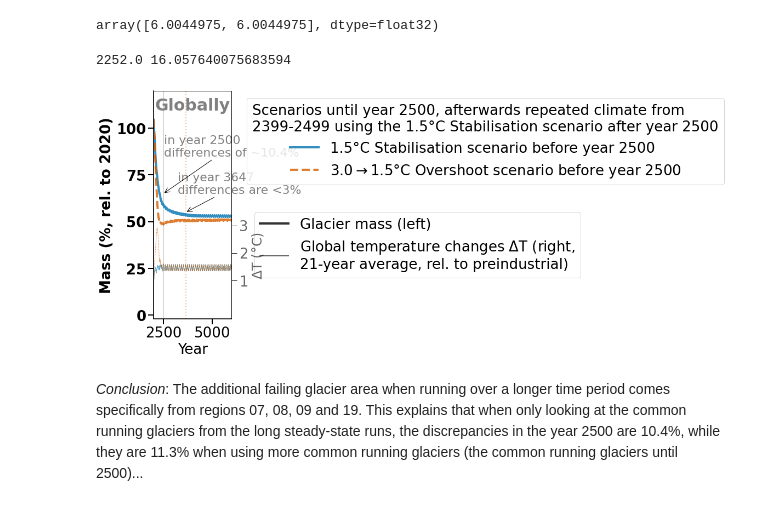
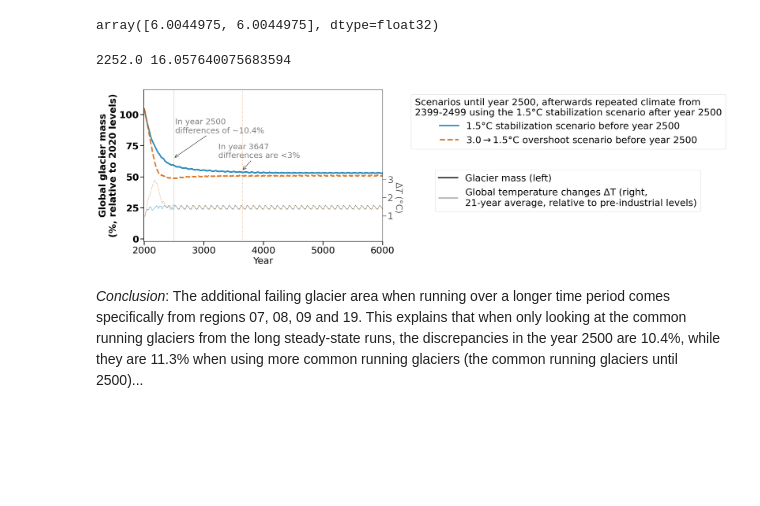
Before and after one commit to lilianschuster/glacier_overshoot_irreversibility_trough_water, a Jupyter notebook: B_main_analysis_figure_creation/2b_ED_fig_2_steady_state_glacier_temp_irreversiblities.ipynb, the cells around one changed output. Saved outputs shown, nothing was run; the diff lists cells and outputs as text; code cells hidden in the pictures; blank space fills up the shorter version.

```diff
--- a/B_main_analysis_figure_creation/2b_suppl_fig_steady_state_glacier_temp_irreversiblities.ipynb
+++ b/B_main_analysis_figure_creation/2b_ED_fig_2_steady_state_glacier_temp_irreversiblities.ipynb
@@ -22,7 +22,8 @@ from analysis_func import color_scenario, label_scenario, d_reg_num_name, color_
 palette = sns.color_palette(color_scenario.values())
 scenarios = color_scenario.keys()
 # %%
-plt.rcParams['figure.dpi'] = 72  # Lower DPI for smaller file size
+plt.rcParams["pdf.use14corefonts"] = False  # don't convert text to path
+plt.rcParams['pdf.fonttype']=42 # do nout line text?
 # %%
 bc = 'bc_1980_2019' # 'bc_2000_2019' #x #
 var = 'temp_21yr_avg'
@@ -95,11 +96,8 @@ for a,color_scenarios in zip(['_all'],
         plt.subplot(2,7,1)
     ax = plt.gca()
     #ax.set_title('Globally')
-    plt.text(0.02,0.97, 'Globally',
-             transform=ax.transAxes,ha='left',va='top',
-             weight='bold',
-             color='grey', fontsize=30)
-    ax.set_ylabel('Mass (%, rel. to 2020)', weight='bold')
+
+    ax.set_ylabel('Global glacier mass\n(%, relative to 2020 levels)', weight='bold')
     sns.lineplot(data=pd_vol_scenario_rel_glob_all.loc[(pd_vol_scenario_rel_glob_all.bias_correction=='bc_1980_2019')&
                                                        (pd_vol_scenario_rel_glob_all.scenario== 'stab_T15_extended_w_2399-2499_stab_T15')],
                  x='time', y= 'volume_rel_2020_%',
@@ -150,11 +148,11 @@ for a,color_scenarios in zip(['_all'],
                        color=color_scenario_r[scenario], zorder=-1)
             if 'oversh' in scenario:
                 plt.annotate(xy=(yr, 55),
-                             xytext=(yr-400,65), text=f'in year {int(yr)}\ndifferences are <3%',
+                             xytext=(yr-400,65), text=f'In year {int(yr)}\ndifferences are <3%',
                              color='grey',arrowprops={'arrowstyle':'->'}, fontsize=22)
                 _diff = _p_sel.loc[2499].round(1) # use 2499
                 plt.annotate(xy=(2500, 65),
-                             xytext=(2500+20,85), text=f'in year 2500\ndifferences of ~{_diff:0.1f}%',
+                             xytext=(2500+20,85), text=f'In year 2500\ndifferences of ~{_diff:0.1f}%',
                              color='grey',arrowprops={'arrowstyle':'->'}, fontsize=22)
     ax.set_xlabel('Year')
 
@@ -223,51 +221,60 @@ for a,color_scenarios in zip(['_all'],
     handles_2, labels_2_nice = ax2.get_legend_handles_labels()
 
     if show_global_temp:
-        ax2.set_ylabel(r'$\Delta$T (°C)                         ', #                    '+'\n(vs. pre-industrial)         $_{global}$      ',
-                       alpha = alpha_temp2, fontsize=24)
+        ax2.set_ylabel(
+                r'$\Delta T$ (°C)',
+                alpha=alpha_temp2,
+                fontsize=24,
+                rotation=270,
+                labelpad=10  # smaller labelpad, just to keep spacing tidy
+            )
+
+        ax2.yaxis.set_label_coords(1.085, 0.29)
     else:
-        ax2.set_ylabel(r'$\Delta$T'+'(°C) relative to 2000-2019\n(glacier-area weighted)',
+        ax2.set_ylabel(r'$\Delta$T'+'(°C) relative to 2000-2019 levels\n(glacier-area weighted)',
                                   alpha = alpha_temp2, fontsize=24)
     ax.set_xlim([1995,6000])
     ax2.set_xlim([1995,6000])
 
 
     han, lab = ax.get_legend_handles_labels()
-    lab[0] = '1.5°C Stabilisation scenario before year 2500'
-    lab[1] = r'3.0$\rightarrow$1.5°C Overshoot scenario before year 2500'
+    lab[0] = '1.5°C stabilization scenario before year 2500'
+    lab[1] = r'3.0$\rightarrow$1.5°C overshoot scenario before year 2500'
     #lab[2] = 'initial state with zero volume'
     ax.legend().remove()
 
     handles_2, labels_2 = ax2.get_legend_handles_labels()
 
 
     plt.tight_layout()
     leg = ax.legend(han, lab, loc = 'upper left',
                     bbox_to_anchor=(1.1,1),
-                    title='Scenarios until year 2500, afterwards repeated climate from\n2399-2499 using the 1.5°C Stabilisation scenario after year 2500')
+                    title='Scenarios until year 2500, afterwards repeated climate from\n2399-2499 using the 1.5°C stabilization scenario after year 2500')
     for l in leg.get_lines():
         l.set_linewidth(4)
 
 
     if show_temp:
         leg2 = ax.legend([han[0], handles_2[0]], ['Glacier mass (left)',
-                                                 r'Global temperature changes $\Delta$T (right,' + '\n21-year average, rel. to preindustrial)'],
+                                                 r'Global temperature changes $\Delta$T (right,' + '\n21-year average, relative to pre-industrial levels)'],
                          loc='upper left', ncol=1, fontsize=26,
                         bbox_to_anchor=(1.2,0.5))
         leg2.get_lines()[0].set_linewidth(4)
         leg2.get_lines()[1].set_linewidth(2)
         for l in leg2.get_lines():
             l.set_color('black')
         ax.add_artist(leg)
     #plt.tight_layout()
     #if portrait:
     #    plt.savefig(f'4_provide_reg_volume_changes_overshoot{a}_{bc}_portrait_4cols_random_climate_stabilisation.pdf')
-    plt.savefig(f'../figures/suppl_4_only_global_reversibility_V2_volume_changes_overshoot{a}_{bc}_portrait_4cols_random_climate_stabilisation{add}.png',
+    plt.savefig(f'../figures/ED_fig_4_only_global_reversibility_V2_volume_changes_overshoot{a}_{bc}_portrait_4cols_random_climate_stabilisation{add}.png',
                 dpi=300)
-    plt.savefig(f'../figures/suppl_4_only_global_reversibility_V2_volume_changes_overshoot{a}_{bc}_portrait_4cols_random_climate_stabilisation{add}.pdf',
+    plt.savefig(f'../figures/ED_fig_4_only_global_reversibility_V2_volume_changes_overshoot{a}_{bc}_portrait_4cols_random_climate_stabilisation{add}.pdf',
                 dpi=300)
+    plt.savefig(f'../figures/ED_fig_4_only_global_reversibility_V2_volume_changes_overshoot{a}_{bc}_portrait_4cols_random_climate_stabilisation{add}.jpg',
+                dpi=300)
 # %% [output]
 2252.0 16.057640075683594
-[figure, old version]
+[figure, new version]
 # %% [markdown]
 *Conclusion*:  The additional failing glacier area when running over a longer time period comes specifically from regions 07, 08, 09 and 19. This explains that when only looking at the common running glaciers from the long steady-state runs, the discrepancies in the year 2500 are 10.4%, while they are 11.3% when using more common running glaciers (the common running glaciers until 2500)...
```
Also changed, not shown: parts of 3 cells of this notebook, 3 other files.
